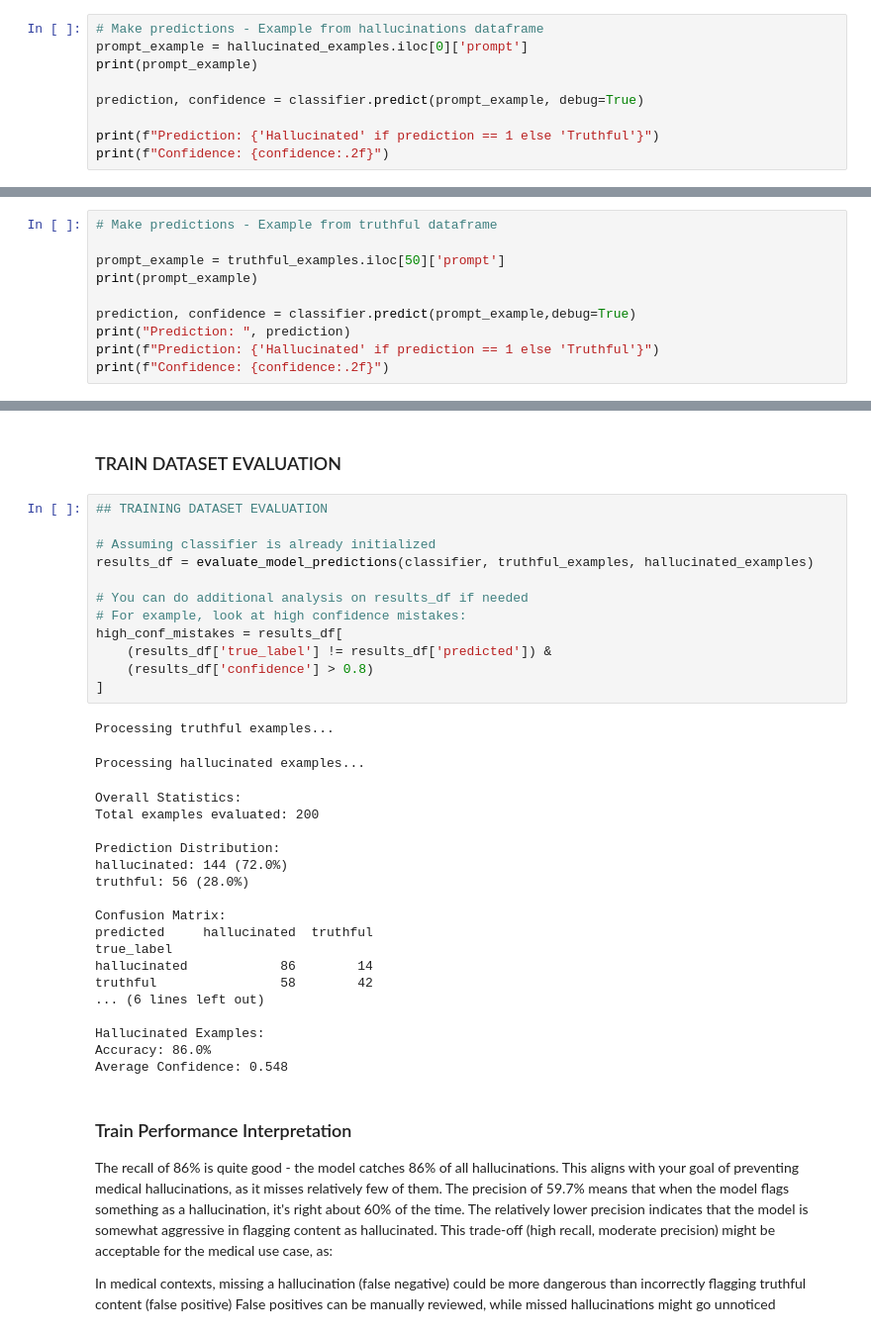
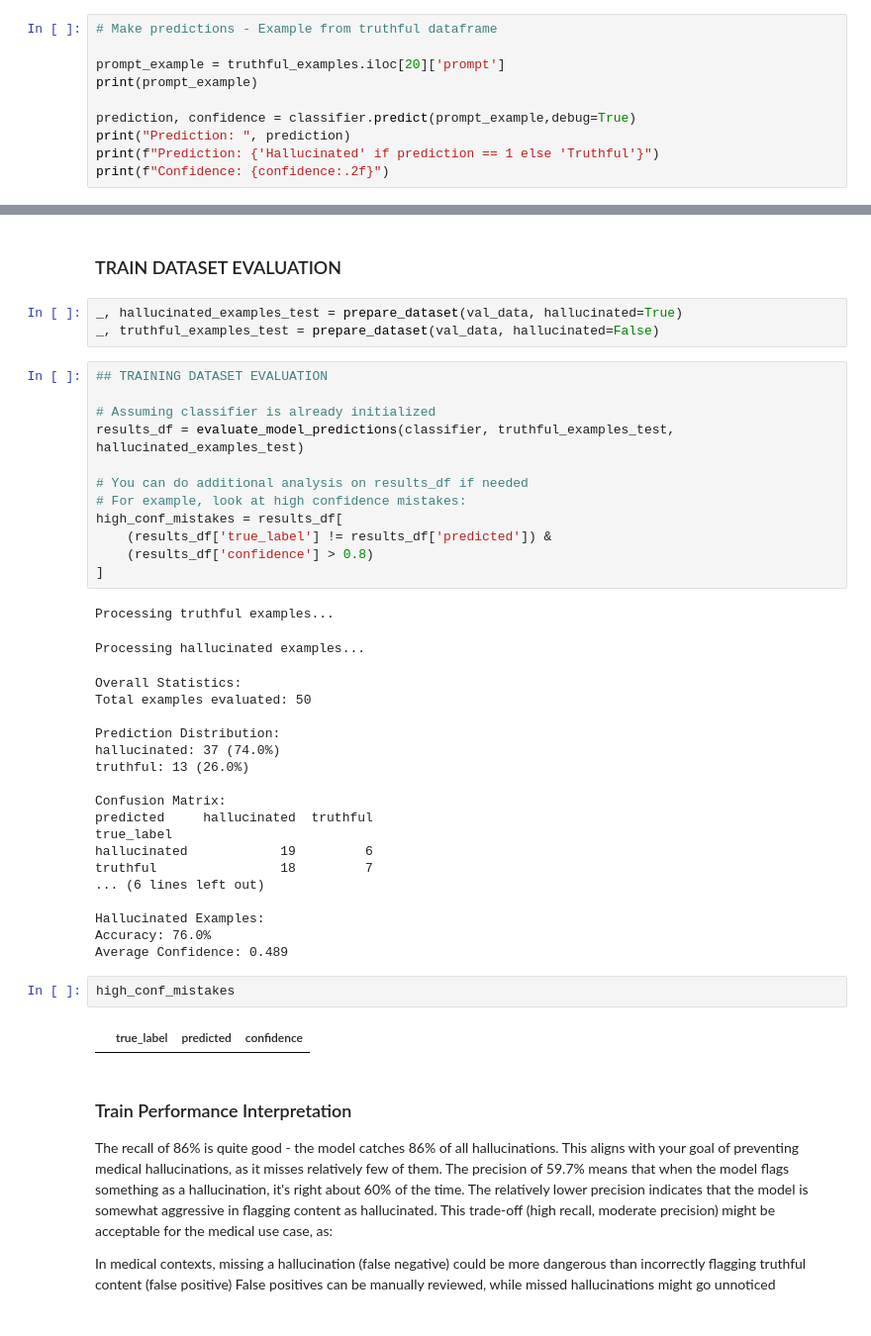
Before and after one commit to Mechanistic-Interpretability-Hackathon/Hallucination-Robustness-Medical-Q-A, a Jupyter notebook: src/classifier/Hallucination_classifier_derivation.ipynb, the cells around one changed output, grey strips where cells are left out. Shown: that part at 99% size. Saved outputs shown, nothing was run; the diff lists cells and outputs as text.

Commit message:
run classifier and updated code

```diff
--- a/src/classifier/Hallucination_classifier_derivation.ipynb
+++ b/src/classifier/Hallucination_classifier_derivation.ipynb
@@ -591,12 +821,13 @@ classifier = HallucinationClassifier(
     api_key=api_key
 )
 # %%
-# Make predictions - Example from hallucinations dataframe
-prompt_example = hallucinated_examples.iloc[0]['prompt']
+# Make predictions - Example from truthful dataframe
+
+prompt_example = truthful_examples.iloc[20]['prompt']
 print(prompt_example)
 
-prediction, confidence = classifier.predict(prompt_example, debug=True)
-
+prediction, confidence = classifier.predict(prompt_example,debug=True)
+print("Prediction: ", prediction)
 print(f"Prediction: {'Hallucinated' if prediction == 1 else 'Truthful'}")
 print(f"Confidence: {confidence:.2f}")
 # %% [output]
@@ -620,10 +850,0 @@ Confidence: 0.62
-# %%
-# Make predictions - Example from truthful dataframe
-
-prompt_example = truthful_examples.iloc[50]['prompt']
-print(prompt_example)
-
-prediction, confidence = classifier.predict(prompt_example,debug=True)
-print("Prediction: ", prediction)
-print(f"Prediction: {'Hallucinated' if prediction == 1 else 'Truthful'}")
-print(f"Confidence: {confidence:.2f}")
@@ -721,11 +924,14 @@ def evaluate_model_predictions(classifier, truthful_examples, hallucinated_examp
     return results_df
 # %% [markdown]
 ### TRAIN DATASET EVALUATION
+# %%
+_, hallucinated_examples_test = prepare_dataset(val_data, hallucinated=True)
+_, truthful_examples_test = prepare_dataset(val_data, hallucinated=False)
 # %%
 ## TRAINING DATASET EVALUATION
 
 # Assuming classifier is already initialized
-results_df = evaluate_model_predictions(classifier, truthful_examples, hallucinated_examples)
+results_df = evaluate_model_predictions(classifier, truthful_examples_test, hallucinated_examples_test)
 
 # You can do additional analysis on results_df if needed
 # For example, look at high confidence mistakes:
@@ -737,22 +943,26 @@ high_conf_mistakes = results_df[
 Processing truthful examples...
 Processing hallucinated examples...
 Overall Statistics:
-Total examples evaluated: 200
+Total examples evaluated: 50
 
 Prediction Distribution:
-hallucinated: 144 (72.0%)
-truthful: 56 (28.0%)
+hallucinated: 37 (74.0%)
+truthful: 13 (26.0%)
 
 Confusion Matrix:
 predicted     hallucinated  truthful
 true_label
-hallucinated            86        14
-truthful                58        42
+hallucinated            19         6
+truthful                18         7
 ... (6 lines left out)
 
 Hallucinated Examples:
-Accuracy: 86.0%
-Average Confidence: 0.548
+Accuracy: 76.0%
+Average Confidence: 0.489
+# %%
+high_conf_mistakes
+# %% [output]
+|  | true_label | predicted | confidence |
 # %% [markdown]
 ### Train Performance Interpretation
 
```
Also changed, not shown: parts of 29 cells of this notebook, 4 other files.
